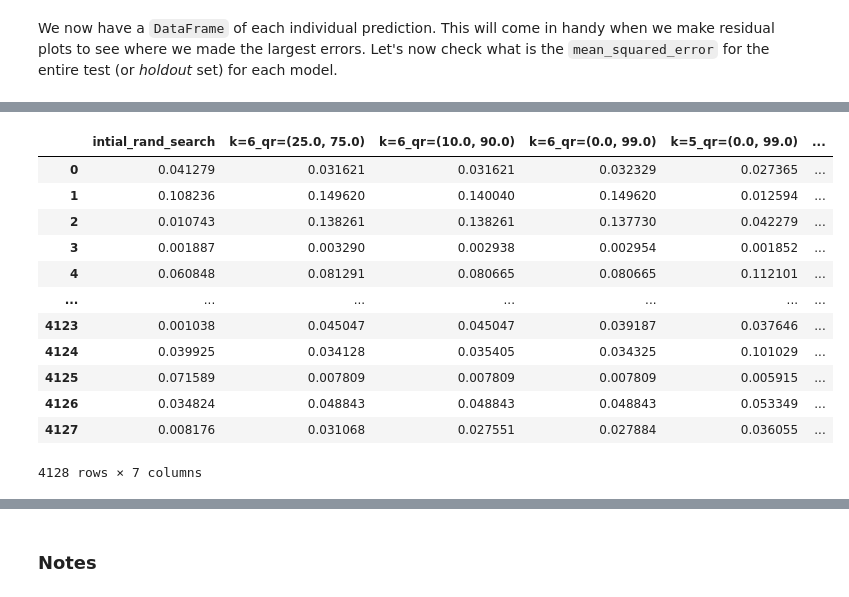
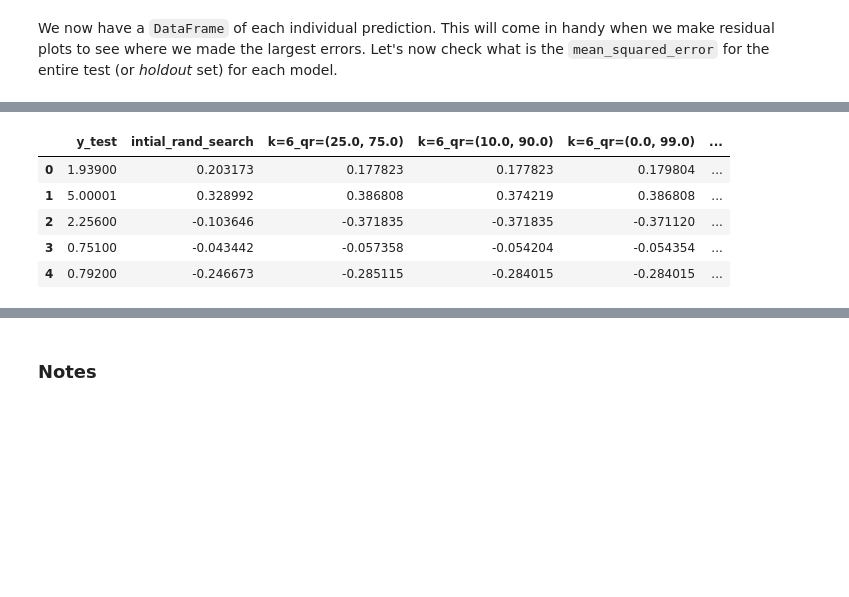
Before and after one commit to LukasRub/data-science-resources, a Jupyter notebook: machine.learning/model.selection/top.feature.selection/custom.transformers.scikit-learn/TopKFeatureSelector.ipynb, the cells around one changed output, grey strips where cells are left out. Cells and saved outputs as stored; diff of their text form; code cells hidden in the pictures; blank space fills up the shorter version.

```diff
--- a/machine.learning/model.selection/top.feature.selection/custom.transformers.scikit-learn/TopKFeatureSelector.ipynb
+++ b/machine.learning/model.selection/top.feature.selection/custom.transformers.scikit-learn/TopKFeatureSelector.ipynb
@@ -858,21 +883,14 @@ plt.show()
 # %%
-model_errors_df = pd.DataFrame()
+model_errors_df = pd.DataFrame(test_predictions_df['y_test'])
 
 for col in test_predictions_df.columns[1:]:
-    model_errors_df[col] = (test_predictions_df['y_test'] - test_predictions_df[col]) ** 2
+    model_errors_df[col] = model_errors_df['y_test'] - test_predictions_df[col]
 
-model_errors_df
+model_errors_df.head()
 # %% [output]
-|  | intial_rand_search | k=6_qr=(25.0, 75.0) | k=6_qr=(10.0, 90.0) | k=6_qr=(0.0, 99.0) | k=5_qr=(0.0, 99.0) | ... |
-| 0 | 0.041279 | 0.031621 | 0.031621 | 0.032329 | 0.027365 | ... |
-| 1 | 0.108236 | 0.149620 | 0.140040 | 0.149620 | 0.012594 | ... |
-| 2 | 0.010743 | 0.138261 | 0.138261 | 0.137730 | 0.042279 | ... |
-| 3 | 0.001887 | 0.003290 | 0.002938 | 0.002954 | 0.001852 | ... |
-| 4 | 0.060848 | 0.081291 | 0.080665 | 0.080665 | 0.112101 | ... |
-| ... | ... | ... | ... | ... | ... | ... |
-| 4123 | 0.001038 | 0.045047 | 0.045047 | 0.039187 | 0.037646 | ... |
-| 4124 | 0.039925 | 0.034128 | 0.035405 | 0.034325 | 0.101029 | ... |
-| 4125 | 0.071589 | 0.007809 | 0.007809 | 0.007809 | 0.005915 | ... |
-| 4126 | 0.034824 | 0.048843 | 0.048843 | 0.048843 | 0.053349 | ... |
-| 4127 | 0.008176 | 0.031068 | 0.027551 | 0.027884 | 0.036055 | ... |
+|  | y_test | intial_rand_search | k=6_qr=(25.0, 75.0) | k=6_qr=(10.0, 90.0) | k=6_qr=(0.0, 99.0) | ... |
+| 0 | 1.93900 | 0.203173 | 0.177823 | 0.177823 | 0.179804 | ... |
+| 1 | 5.00001 | 0.328992 | 0.386808 | 0.374219 | 0.386808 | ... |
+| 2 | 2.25600 | -0.103646 | -0.371835 | -0.371835 | -0.371120 | ... |
+| 3 | 0.75100 | -0.043442 | -0.057358 | -0.054204 | -0.054354 | ... |
+| 4 | 0.79200 | -0.246673 | -0.285115 | -0.284015 | -0.284015 | ... |
-4128 rows × 7 columns
```
Also changed, not shown: parts of 27 cells of this notebook.
